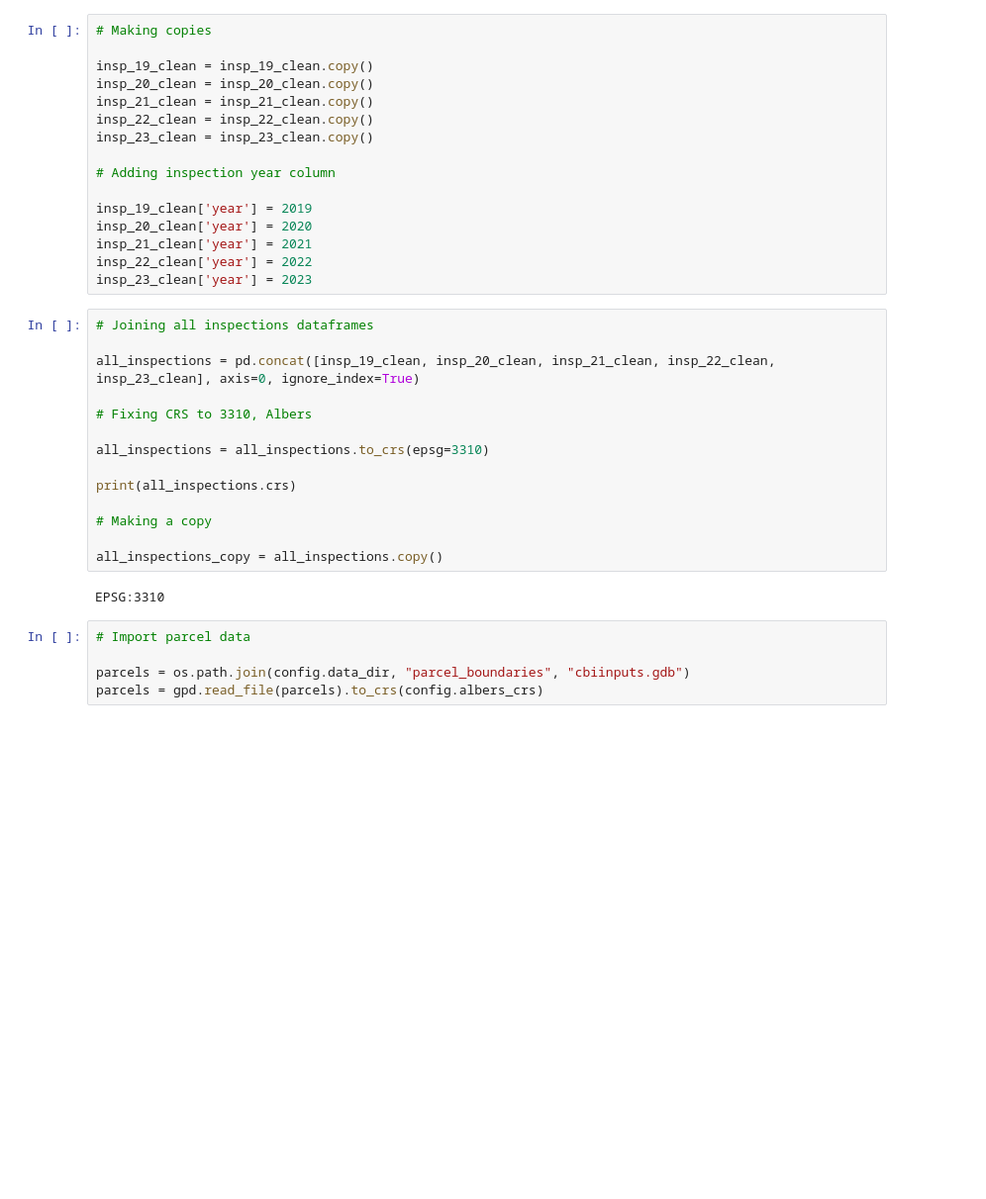
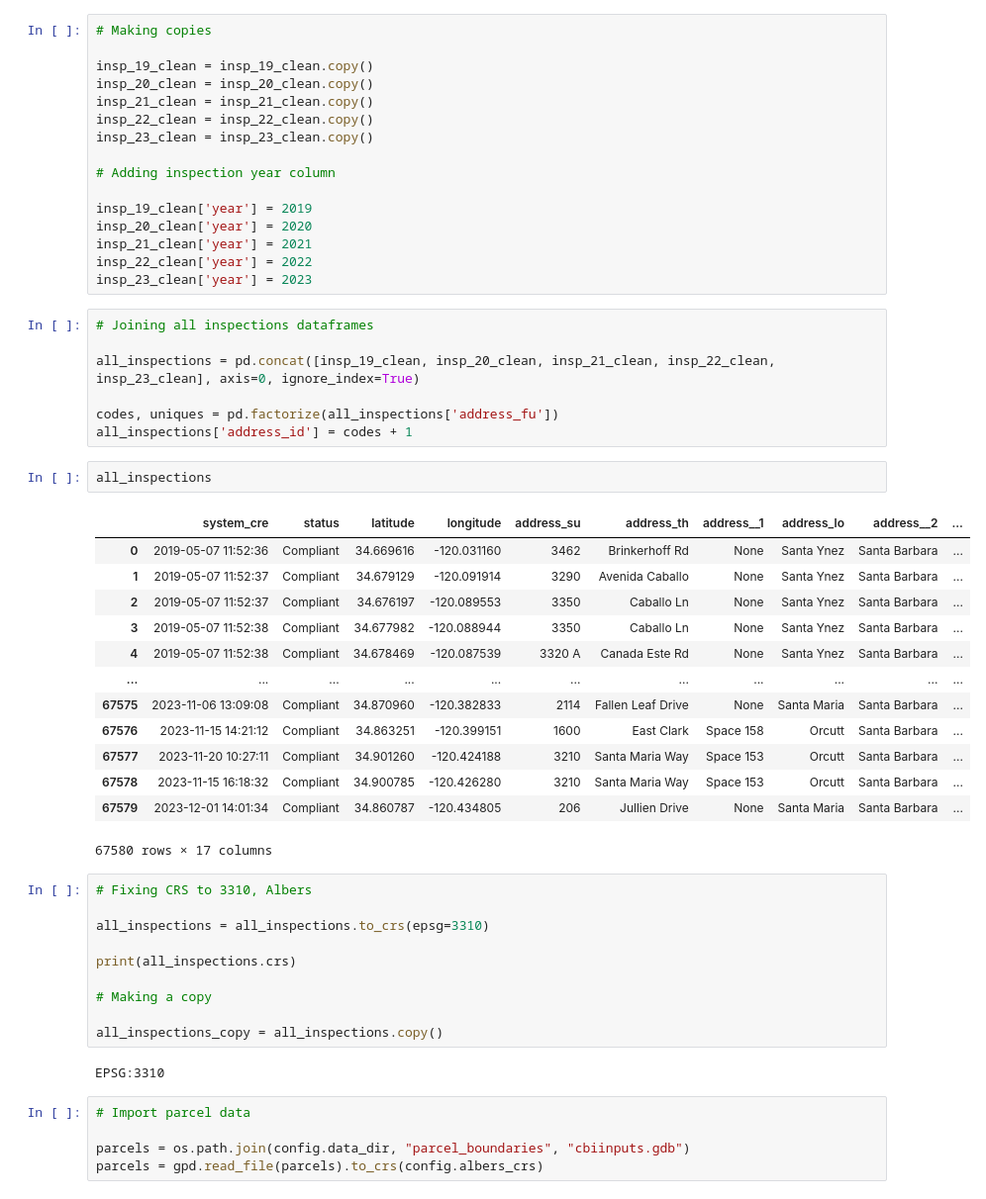
Before and after one commit to wildfire-prep/data-preparation, a Jupyter notebook: code/00_label_data/02_inspection_data_cleaning.ipynb, the cells around one changed output. Shown at 99% size. Cells and saved outputs as stored; diff of their text form; blank space fills up the shorter version.

```diff
--- a/code/00_label_data/02_inspection_data_cleaning.ipynb
+++ b/code/00_label_data/02_inspection_data_cleaning.ipynb
@@ -60,11 +60,30 @@ insp_20_clean['year'] = 2020
 insp_21_clean['year'] = 2021
 insp_22_clean['year'] = 2022
 insp_23_clean['year'] = 2023
+# %%
+# Joining all inspections dataframes
+
+all_inspections = pd.concat([insp_19_clean, insp_20_clean, insp_21_clean, insp_22_clean, insp_23_clean], axis=0, ignore_index=True)
+
+codes, uniques = pd.factorize(all_inspections['address_fu'])
+all_inspections['address_id'] = codes + 1
+# %%
+all_inspections
+# %% [output]
+|  | system_cre | status | latitude | longitude | address_su | address_th | address__1 | address_lo | address__2 | ... |
+| 0 | 2019-05-07 11:52:36 | Compliant | 34.669616 | -120.031160 | 3462 | Brinkerhoff Rd | None | Santa Ynez | Santa Barbara | ... |
+| 1 | 2019-05-07 11:52:37 | Compliant | 34.679129 | -120.091914 | 3290 | Avenida Caballo | None | Santa Ynez | Santa Barbara | ... |
+| 2 | 2019-05-07 11:52:37 | Compliant | 34.676197 | -120.089553 | 3350 | Caballo Ln | None | Santa Ynez | Santa Barbara | ... |
+| 3 | 2019-05-07 11:52:38 | Compliant | 34.677982 | -120.088944 | 3350 | Caballo Ln | None | Santa Ynez | Santa Barbara | ... |
+| 4 | 2019-05-07 11:52:38 | Compliant | 34.678469 | -120.087539 | 3320 A | Canada Este Rd | None | Santa Ynez | Santa Barbara | ... |
+| ... | ... | ... | ... | ... | ... | ... | ... | ... | ... | ... |
+| 67575 | 2023-11-06 13:09:08 | Compliant | 34.870960 | -120.382833 | 2114 | Fallen Leaf Drive | None | Santa Maria | Santa Barbara | ... |
+| 67576 | 2023-11-15 14:21:12 | Compliant | 34.863251 | -120.399151 | 1600 | East Clark | Space 158 | Orcutt | Santa Barbara | ... |
+| 67577 | 2023-11-20 10:27:11 | Compliant | 34.901260 | -120.424188 | 3210 | Santa Maria Way | Space 153 | Orcutt | Santa Barbara | ... |
+| 67578 | 2023-11-15 16:18:32 | Compliant | 34.900785 | -120.426280 | 3210 | Santa Maria Way | Space 153 | Orcutt | Santa Barbara | ... |
+| 67579 | 2023-12-01 14:01:34 | Compliant | 34.860787 | -120.434805 | 206 | Jullien Drive | None | Santa Maria | Santa Barbara | ... |
+67580 rows × 17 columns
 # %%
-# Joining all inspections dataframes
-
-all_inspections = pd.concat([insp_19_clean, insp_20_clean, insp_21_clean, insp_22_clean, insp_23_clean], axis=0, ignore_index=True)
-
 # Fixing CRS to 3310, Albers
 
 all_inspections = all_inspections.to_crs(epsg=3310)
```
Also changed, not shown: parts of 5 cells of this notebook.
